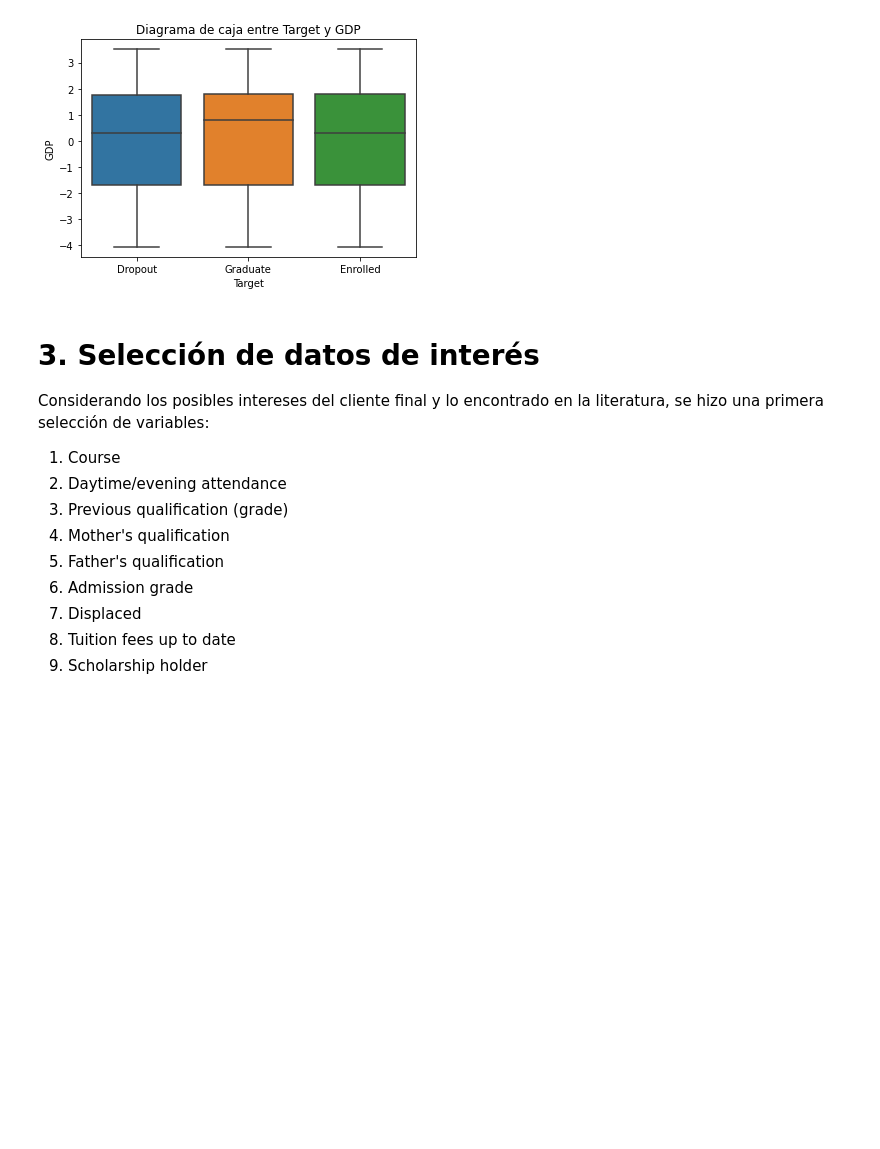
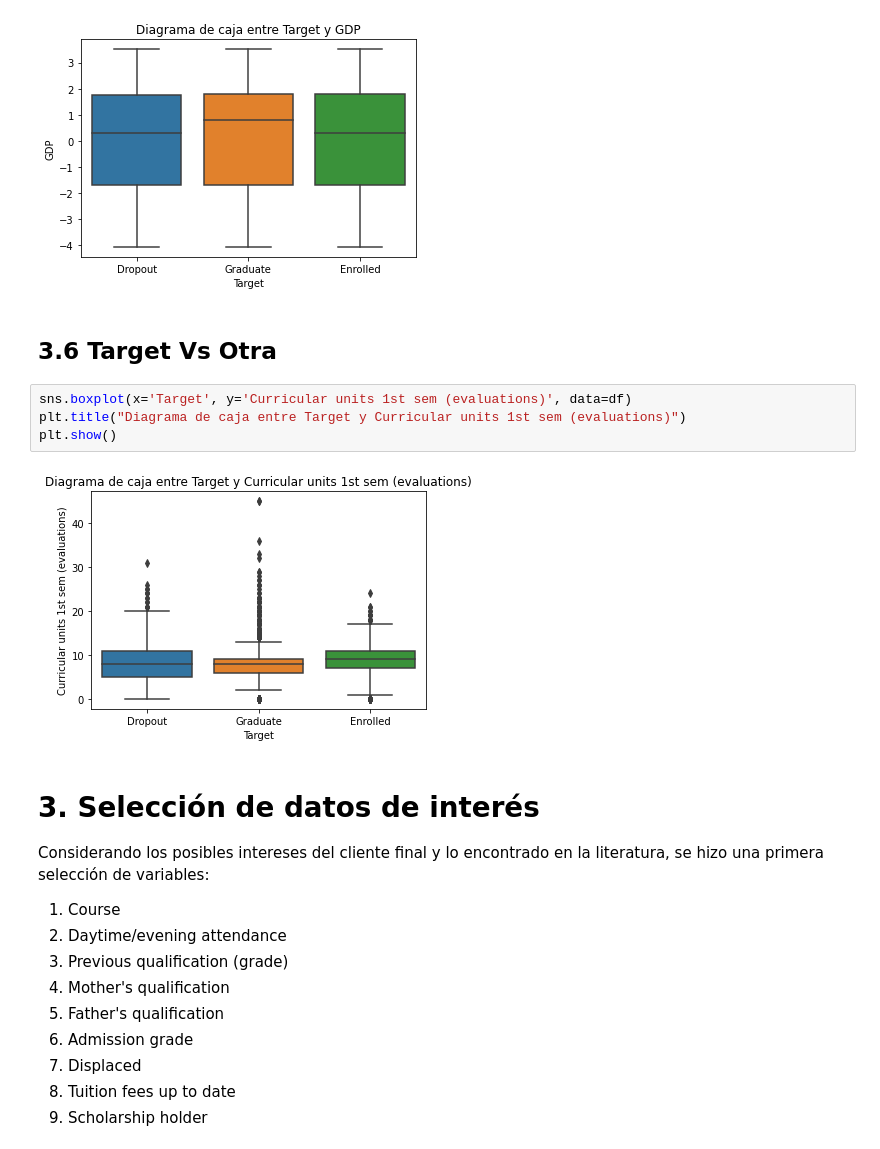
Before and after one commit to JeisonCamiloO/Proyecto-EDA, a Jupyter notebook: Exploracion Datos Proyecto.ipynb, the cells around one changed output. Cells and saved outputs as stored; diff of their text form; blank space fills up the shorter version.

```diff
--- a/Exploracion Datos Proyecto.ipynb
+++ b/Exploracion Datos Proyecto.ipynb
@@ -152,6 +206,14 @@ plt.title("Diagrama de caja entre Target y GDP")
 plt.show()
 # %% [output]
 [figure]
+# %% [markdown]
+## 3.6 Target Vs Otra
+# %%
+sns.boxplot(x='Target', y='Curricular units 1st sem (evaluations)', data=df)
+plt.title("Diagrama de caja entre Target y Curricular units 1st sem (evaluations)")
+plt.show()
+# %% [output]
+[figure, added]
 # %% [markdown]
 # 3. Selección de datos de interés
 
```
Also changed, not shown: parts of 39 cells of this notebook, 3 other files.
